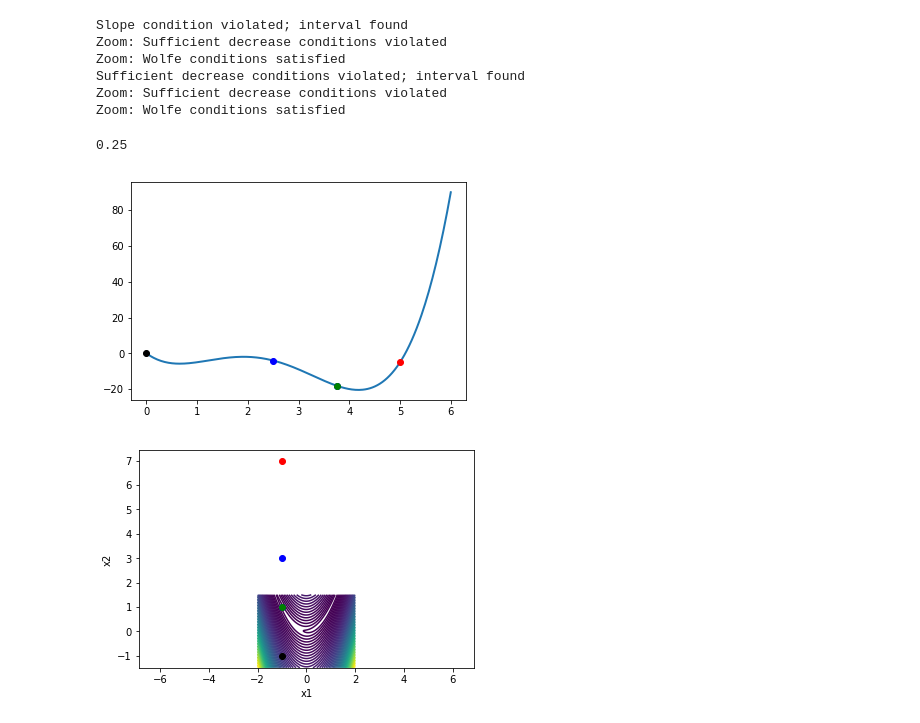
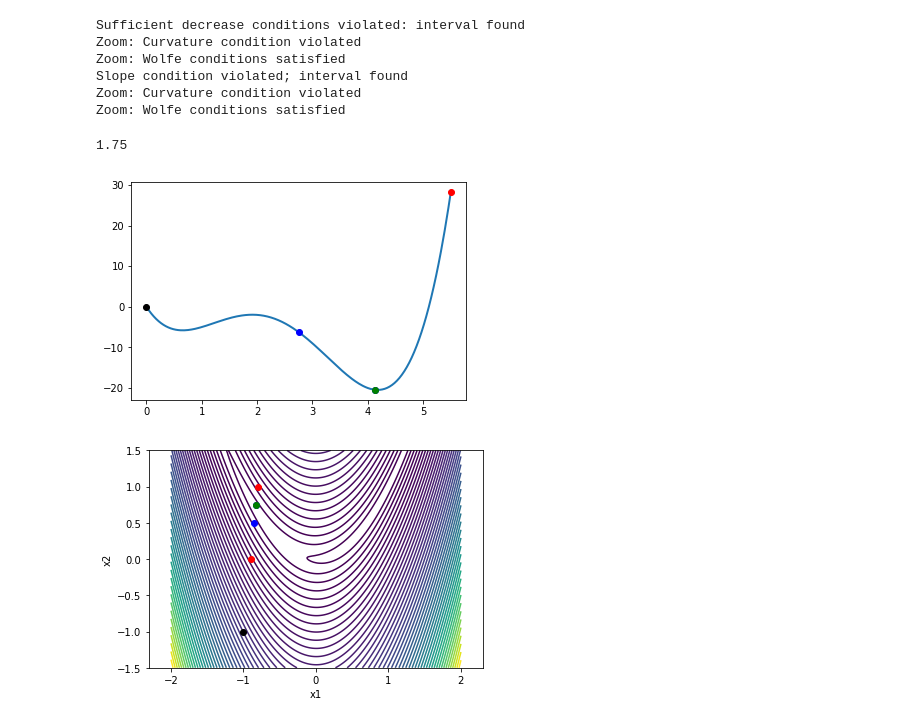
Before and after one commit to gjkennedy/ae6310, a Jupyter notebook: Line Search Methods.ipynb, the cells around one changed output. Drawn from its saved outputs; the diff is of its cells as text; code cells hidden in the pictures.

```diff
--- a/Line Search Methods.ipynb
+++ b/Line Search Methods.ipynb
@@ -102,10 +137,10 @@ def backtrack(func, grad_func, x, p,
 
 # Plot the one dimensional problem
 x = np.array([0])
-p = np.array([10])
+p = np.array([5.5])
 onedim_plot(fonedim, xhigh=5.5)
 
-# Plot the sufficient decrease line
+# Plot the sufficient decrease line on the plot
 phi0 = fonedim(x)
 dphi0 = np.dot(fonedim_grad(x), p)
 xhigh = 5.5
@@ -186,7 +247,7 @@ def strong_wolfe(func, grad_func, x, pk, c1=1e-3, c2=0.9,
         # violated or the objective increased
         if (fj > fk + c1*alpha*proj_gk or
             (j > 0 and fj > fj_old)):
-            print 'Sufficient decrease conditions violated; interval found'
+            print 'Sufficient decrease conditions violated: interval found'
             # Zoom and return
             return zoom(func, grad_func, fj_old, proj_gj_old, alpha_old,
                         fj, proj_gj, alpha,
@@ -321,41 +382,41 @@ def cubic_interp(self, x0, m0, dm0, x1, m1, dm1):
     # Evaluate the new interpolation point
     x = x1 - (x1 - x0)*(dm1 + d2 - d1)/(dm1 - dm0 + 2*d2)
 
     # If the new point is outside the interval, return
     # the mid point
     if x1 > x0 and (x > x1 or x < x0):
         return 0.5*(x0 + x1)
     elif x0 > x1 and (x > x0 or x < x1):
         return 0.5*(x0 + x1)
 
     return x
 
 # Plot the one dimensional problem
 x = np.array([0])
-p = np.array([5])
+p = np.array([5.5])
 onedim_plot(fonedim, xhigh=5.5)
 
 # Perform a backtracking line search
-strong_wolfe(fonedim, fonedim_grad, x, p)
+strong_wolfe(fonedim, fonedim_grad, x, p, c2=0.1)
 
 # Choose an initial point and the gradient direction
 x = np.array([-1, -1])
 # p = -rosen_grad(x)
 # p = *p/np.sqrt(np.dot(p, p))
-p = np.array([0, 8])
+p = np.array([0.1, 1])
 
 # Create a contour plot
 contour_plot(rosen)
 
 # Perform a backtracking line search
-strong_wolfe(rosen, rosen_grad, x, p)
+strong_wolfe(rosen, rosen_grad, x, p, c2=0.1)
 # %% [output]
+Sufficient decrease conditions violated: interval found
+Zoom: Curvature condition violated
+Zoom: Wolfe conditions satisfied
 Slope condition violated; interval found
-Zoom: Sufficient decrease conditions violated
+Zoom: Curvature condition violated
 Zoom: Wolfe conditions satisfied
-Sufficient decrease conditions violated; interval found
-Zoom: Sufficient decrease conditions violated
-Zoom: Wolfe conditions satisfied
-0.25
+1.75
-[figure, old version]
+[figure, new version]
-[figure, old version]
+[figure, new version]
```
Also changed, not shown: parts of 3 cells of this notebook.
